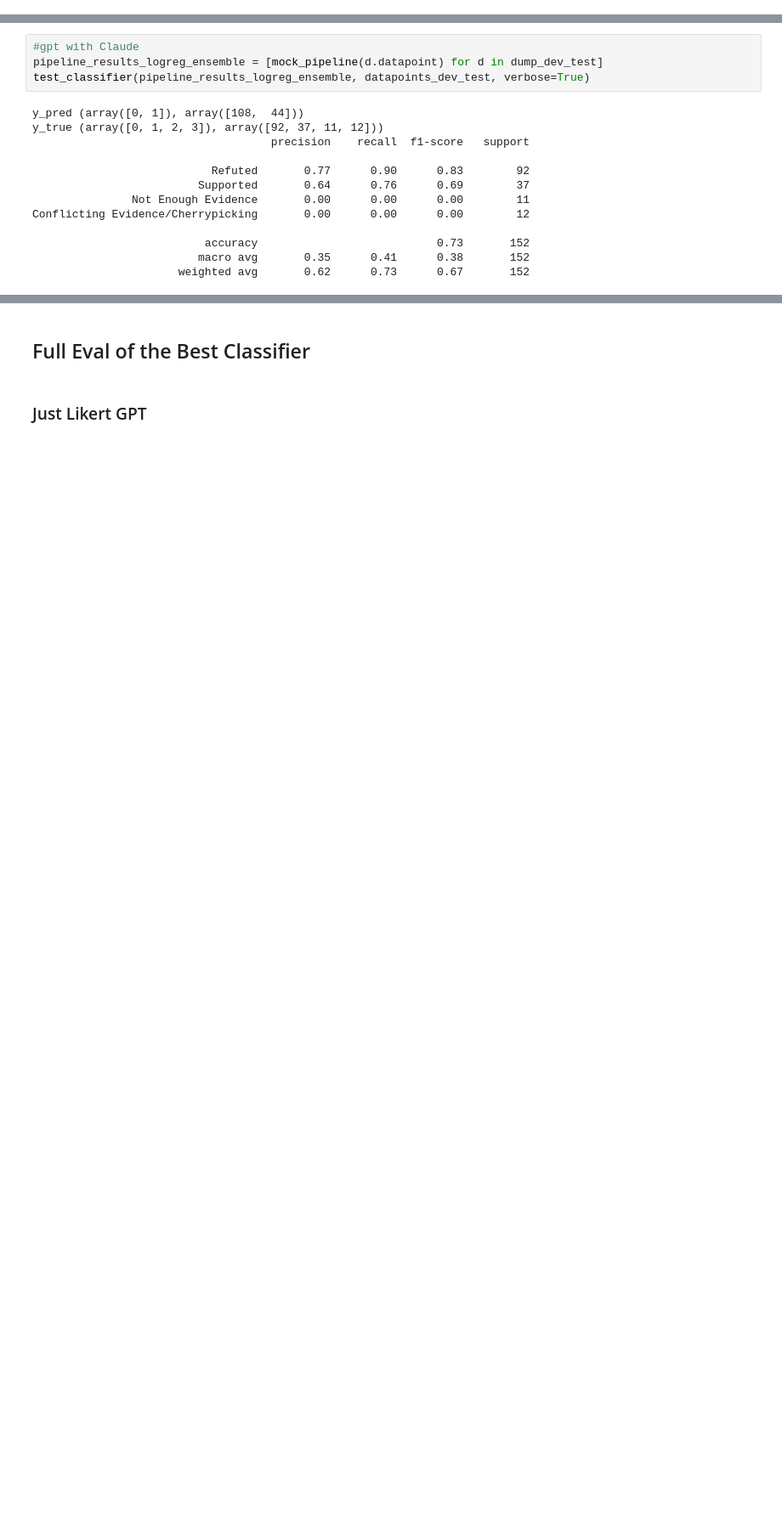
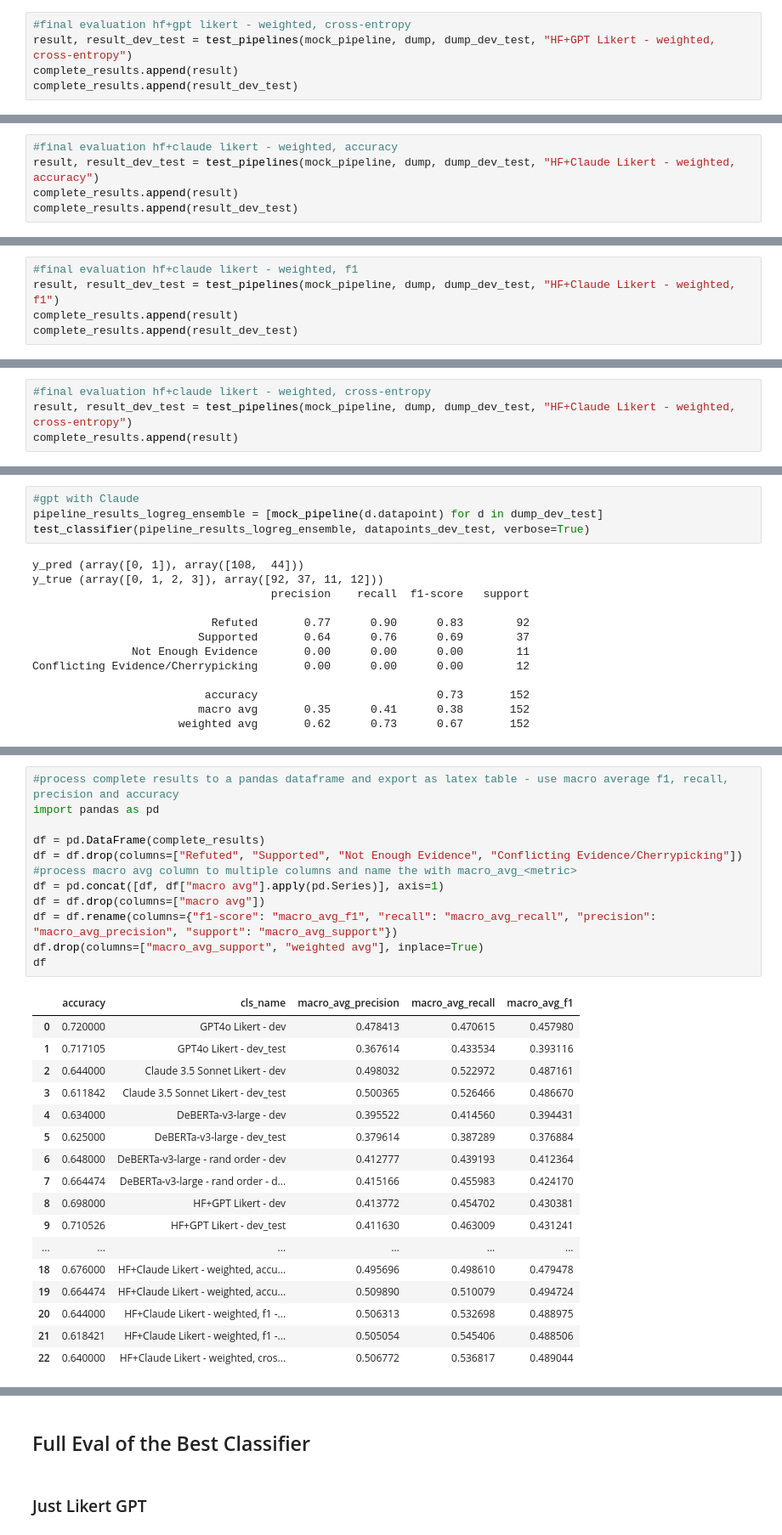
Before and after one commit to aic-factcheck/aic_averitec, a Jupyter notebook: notebooks/_pipeline.ipynb, the cells around one changed output, grey strips where cells are left out. Shown at 85% size. Cells and saved outputs as stored; diff of their text form; blank space fills up the shorter version.

```diff
--- a/notebooks/_pipeline.ipynb
+++ b/notebooks/_pipeline.ipynb
@@ -998,0 +1220,5 @@ pipeline_result.classification_result, str(pipeline_result.classification_result
+# %%
+#final evaluation hf+gpt likert - weighted, cross-entropy
+result, result_dev_test = test_pipelines(mock_pipeline, dump, dump_dev_test, "HF+GPT Likert - weighted, cross-entropy")
+complete_results.append(result)
+complete_results.append(result_dev_test)
@@ -998,0 +1243,5 @@ pipeline_result.classification_result, str(pipeline_result.classification_result
+# %%
+#final evaluation hf+claude likert - weighted, accuracy
+result, result_dev_test = test_pipelines(mock_pipeline, dump, dump_dev_test, "HF+Claude Likert - weighted, accuracy")
+complete_results.append(result)
+complete_results.append(result_dev_test)
@@ -998,0 +1266,5 @@ pipeline_result.classification_result, str(pipeline_result.classification_result
+# %%
+#final evaluation hf+claude likert - weighted, f1
+result, result_dev_test = test_pipelines(mock_pipeline, dump, dump_dev_test, "HF+Claude Likert - weighted, f1")
+complete_results.append(result)
+complete_results.append(result_dev_test)
@@ -998,0 +1289,4 @@ pipeline_result.classification_result, str(pipeline_result.classification_result
+# %%
+#final evaluation hf+claude likert - weighted, cross-entropy
+result, result_dev_test = test_pipelines(mock_pipeline, dump, dump_dev_test, "HF+Claude Likert - weighted, cross-entropy")
+complete_results.append(result)
@@ -1239,0 +1578,30 @@ Conflicting Evidence/Cherrypicking       0.00      0.00      0.00        12
+# %%
+#process complete results to a pandas dataframe and export as latex table - use macro average f1, recall, precision and accuracy
+import pandas as pd
+
+df = pd.DataFrame(complete_results)
+df = df.drop(columns=["Refuted", "Supported", "Not Enough Evidence", "Conflicting Evidence/Cherrypicking"])
+#process macro avg column to multiple columns and name the with macro_avg_<metric>
+df = pd.concat([df, df["macro avg"].apply(pd.Series)], axis=1)
+df = df.drop(columns=["macro avg"])
+df = df.rename(columns={"f1-score": "macro_avg_f1", "recall": "macro_avg_recall", "precision": "macro_avg_precision", "support": "macro_avg_support"})
+df.drop(columns=["macro_avg_support", "weighted avg"], inplace=True)
+df
+# %% [output]
+|  | accuracy | cls_name | macro_avg_precision | macro_avg_recall | macro_avg_f1 |
+| 0 | 0.720000 | GPT4o Likert - dev | 0.478413 | 0.470615 | 0.457980 |
+| 1 | 0.717105 | GPT4o Likert - dev_test | 0.367614 | 0.433534 | 0.393116 |
+| 2 | 0.644000 | Claude 3.5 Sonnet Likert - dev | 0.498032 | 0.522972 | 0.487161 |
+| 3 | 0.611842 | Claude 3.5 Sonnet Likert - dev_test | 0.500365 | 0.526466 | 0.486670 |
+| 4 | 0.634000 | DeBERTa-v3-large - dev | 0.395522 | 0.414560 | 0.394431 |
+| 5 | 0.625000 | DeBERTa-v3-large - dev_test | 0.379614 | 0.387289 | 0.376884 |
+| 6 | 0.648000 | DeBERTa-v3-large - rand order - dev | 0.412777 | 0.439193 | 0.412364 |
+| 7 | 0.664474 | DeBERTa-v3-large - rand order - d... | 0.415166 | 0.455983 | 0.424170 |
+| 8 | 0.698000 | HF+GPT Likert - dev | 0.413772 | 0.454702 | 0.430381 |
+| 9 | 0.710526 | HF+GPT Likert - dev_test | 0.411630 | 0.463009 | 0.431241 |
+| ... | ... | ... | ... | ... | ... |
+| 18 | 0.676000 | HF+Claude Likert - weighted, accu... | 0.495696 | 0.498610 | 0.479478 |
+| 19 | 0.664474 | HF+Claude Likert - weighted, accu... | 0.509890 | 0.510079 | 0.494724 |
+| 20 | 0.644000 | HF+Claude Likert - weighted, f1 -... | 0.506313 | 0.532698 | 0.488975 |
+| 21 | 0.618421 | HF+Claude Likert - weighted, f1 -... | 0.505054 | 0.545406 | 0.488506 |
+| 22 | 0.640000 | HF+Claude Likert - weighted, cros... | 0.506772 | 0.536817 | 0.489044 |
```
Also changed, not shown: parts of 23 cells of this notebook, 9 other files.
